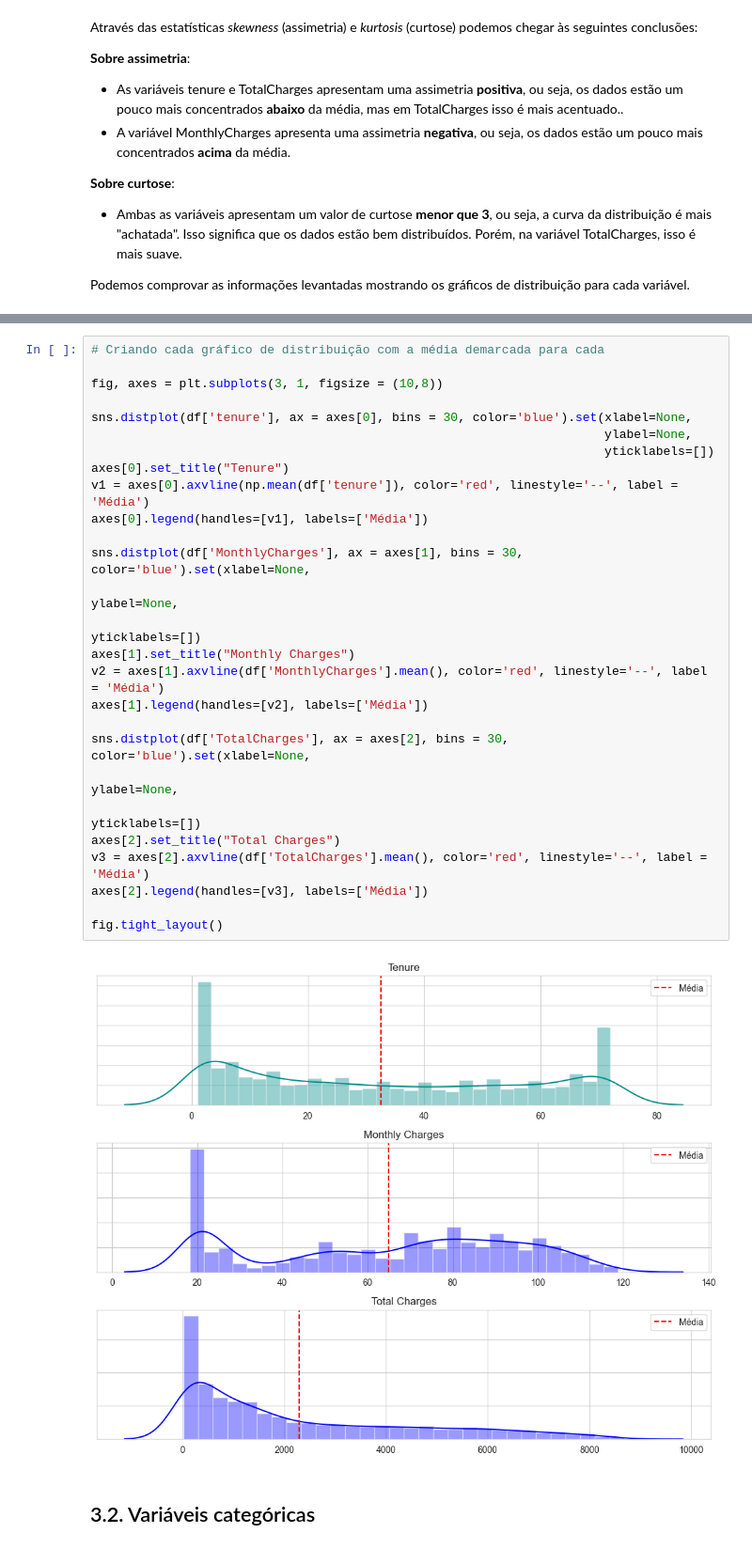
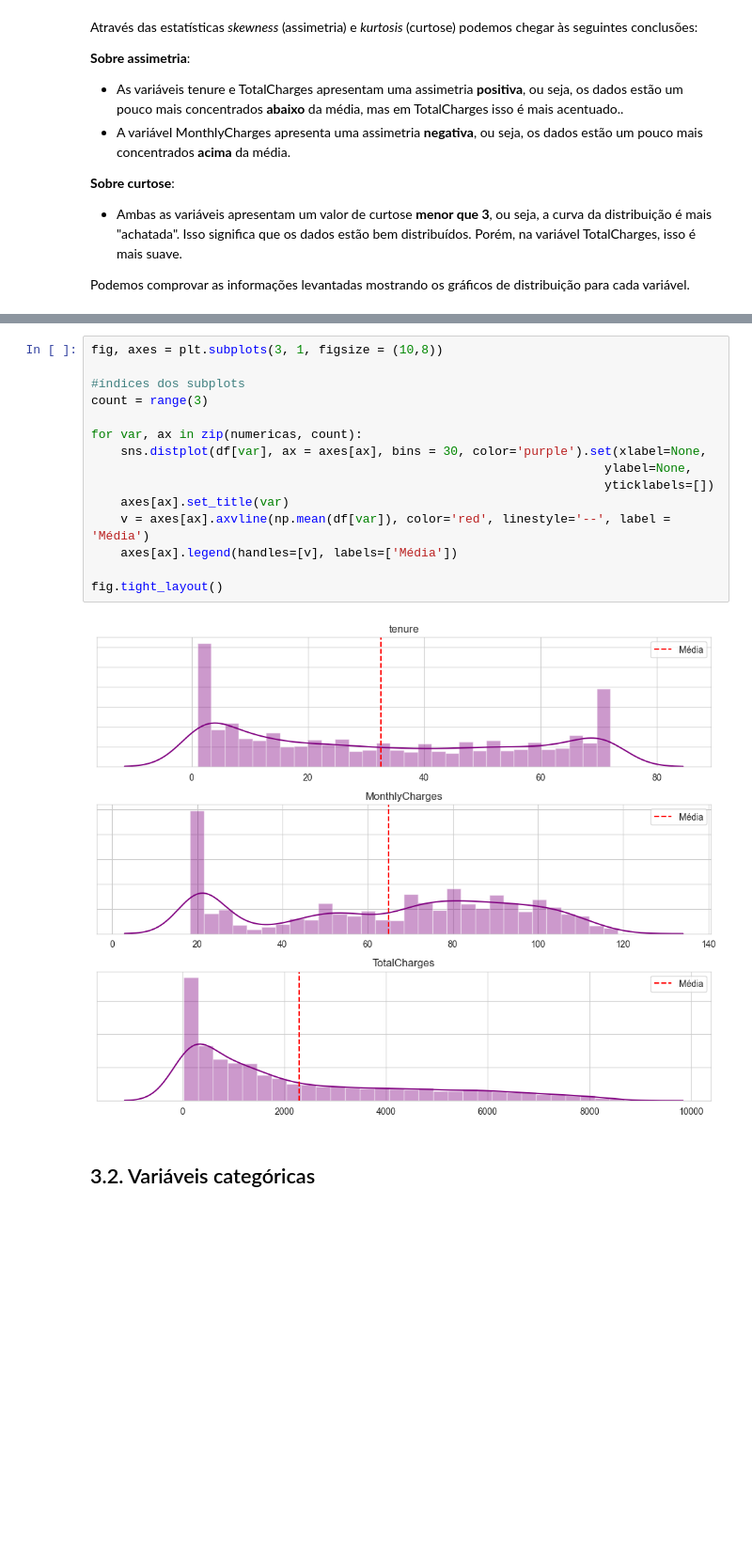
Before and after one commit to eloabe/churn-analysis, a Jupyter notebook: notebook1.ipynb, the cells around one changed output, grey strips where cells are left out. Shown at 94% size. Drawn from its saved outputs; the diff is of its cells as text; blank space fills up the shorter version.

```diff
--- a/notebook1.ipynb
+++ b/notebook1.ipynb
@@ -221,31 +220,19 @@ z
-# %%
-# Criando cada gráfico de distribuição com a média demarcada para cada
-
-fig, axes = plt.subplots(3, 1, figsize = (10,8))
-
-sns.distplot(df['tenure'], ax = axes[0], bins = 30, color='blue').set(xlabel=None,
-                                                                      ylabel=None,
-                                                                      yticklabels=[])
-axes[0].set_title("Tenure")
-v1 = axes[0].axvline(np.mean(df['tenure']), color='red', linestyle='--', label = 'Média')
-axes[0].legend(handles=[v1], labels=['Média'])
-
-sns.distplot(df['MonthlyCharges'], ax = axes[1], bins = 30, color='blue').set(xlabel=None,
-                                                                              ylabel=None,
-                                                                              yticklabels=[])
-axes[1].set_title("Monthly Charges")
-v2 = axes[1].axvline(df['MonthlyCharges'].mean(), color='red', linestyle='--', label = 'Média')
-axes[1].legend(handles=[v2], labels=['Média'])
-
-sns.distplot(df['TotalCharges'], ax = axes[2], bins = 30, color='blue').set(xlabel=None,
-                                                                            ylabel=None,
-                                                                            yticklabels=[])
-axes[2].set_title("Total Charges")
-v3 = axes[2].axvline(df['TotalCharges'].mean(), color='red', linestyle='--', label = 'Média')
-axes[2].legend(handles=[v3], labels=['Média'])
-
-fig.tight_layout()
-# %% [output]
-[figure, removed]
+# %%
+fig, axes = plt.subplots(3, 1, figsize = (10,8))
+
+#índices dos subplots
+count = range(3)
+
+for var, ax in zip(numericas, count):
+    sns.distplot(df[var], ax = axes[ax], bins = 30, color='purple').set(xlabel=None,
+                                                                      ylabel=None,
+                                                                      yticklabels=[])
+    axes[ax].set_title(var)
+    v = axes[ax].axvline(np.mean(df[var]), color='red', linestyle='--', label = 'Média')
+    axes[ax].legend(handles=[v], labels=['Média'])
+
+fig.tight_layout()
+# %% [output]
+[figure, added]
 # %% [markdown]
 ## 3.2. Variáveis categóricas
```
Also changed, not shown: parts of 7 cells of this notebook.
